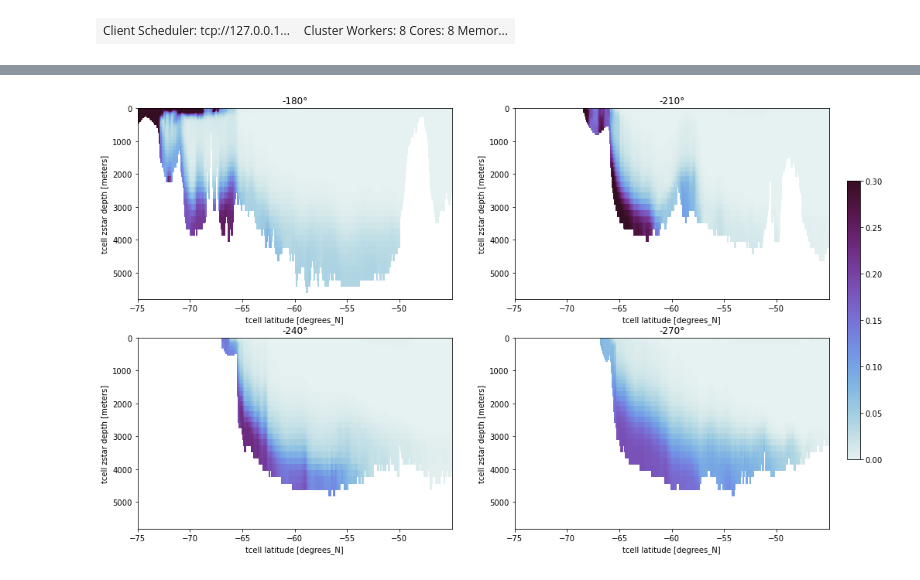
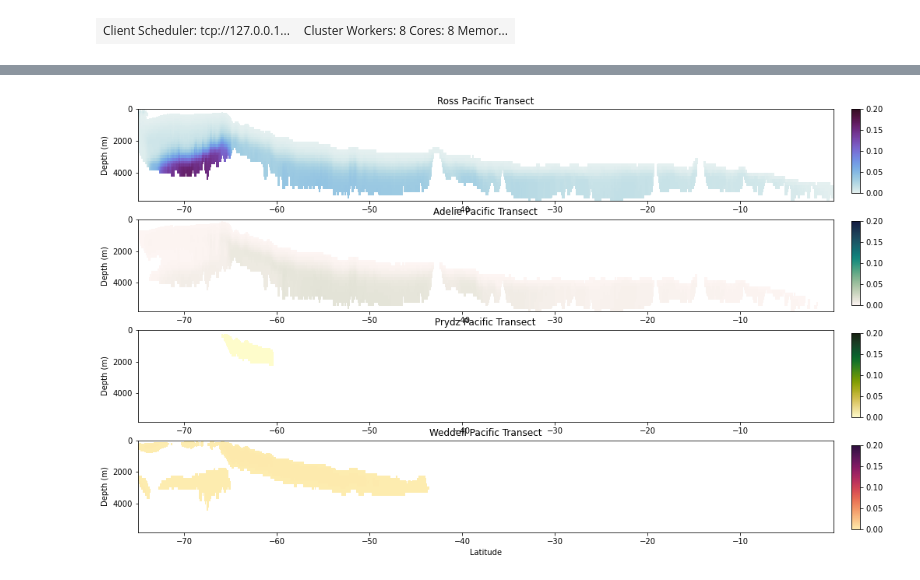
Before and after one commit to AndyHoggANU/CC_sandbox, a Jupyter notebook: PassiveTracer.ipynb, the cells around one changed output, grey strips where cells are left out. Drawn from its saved outputs; the diff is of its cells as text; code cells hidden in the pictures.

```diff
--- a/PassiveTracer.ipynb
+++ b/PassiveTracer.ipynb
@@ -83,2 +52,20 @@ array([[[nan, nan, nan, ..., nan, nan, nan],
 bottom_ross = ross.isel(st_ocean=kmt)
 surface_ross = ross.isel(st_ocean=0)
+# %%
+weddell = cc.querying.getvar(expt,'passive_weddell' , session,frequency='1 monthly')
+weddell = weddell.isel(time=-1)
+weddell.load()
+bottom_weddell = weddell.isel(st_ocean=kmt)
+surface_weddell = weddell.isel(st_ocean=0)
+# %%
+prydz = cc.querying.getvar(expt,'passive_prydz' , session,frequency='1 monthly')
+prydz = prydz.isel(time=-1)
+prydz.load()
+bottom_prydz = prydz.isel(st_ocean=kmt)
+surface_prydz = prydz.isel(st_ocean=0)
+# %%
+adelie = cc.querying.getvar(expt,'passive_adelie' , session,frequency='1 monthly')
+adelie = adelie.isel(time=-1)
+adelie.load()
+bottom_adelie = adelie.isel(st_ocean=kmt)
+surface_adelie = adelie.isel(st_ocean=0)
@@ -141,29 +230,54 @@ plt.savefig('TracerConcentrationMap.png',dpi=250)
 # %%
 plt.figure(figsize=(16,10))
-plt.subplot(221)
-ross.sel(xt_ocean=-180,method='nearest').sel(yt_ocean=slice(-75,-45)).plot(add_colorbar=False,vmin=0,vmax=0.3,cmap=cm.cm.dense)
-plt.gca().invert_yaxis()
-plt.title('-180°')
 
-plt.subplot(222)
-ross.sel(xt_ocean=-210,method='nearest').sel(yt_ocean=slice(-75,-45)).plot(add_colorbar=False,vmin=0,vmax=0.3,cmap=cm.cm.dense)
-plt.gca().invert_yaxis()
-plt.title('-210°')
-
-plt.subplot(223)
-ross.sel(xt_ocean=-240,method='nearest').sel(yt_ocean=slice(-75,-45)).plot(add_colorbar=False,vmin=0,vmax=0.3,cmap=cm.cm.dense)
-plt.gca().invert_yaxis()
-plt.title('-240°')
-
-plt.subplot(224)
-p2=ross.sel(xt_ocean=-270,method='nearest').sel(yt_ocean=slice(-75,-45)).plot(add_colorbar=False,vmin=0,vmax=0.3,cmap=cm.cm.dense)
-plt.gca().invert_yaxis()
-plt.title('-270°')
+longitude = -170
 
 
-ax_cb = plt.axes([0.92, 0.25, 0.015, 0.5])
-cb = plt.colorbar(p2,cax=ax_cb, orientation='vertical',shrink=0.5)
+plt.subplot(411)
+pacific_ross = ross.sel(xt_ocean=longitude,method='nearest').sel(yt_ocean=slice(-75,-0))
+ppr = pacific_ross.where(pacific_ross>0.001,np.NaN).plot(add_colorbar=False,vmin=0,vmax=0.2,cmap=cm.cm.dense)
+plt.gca().invert_yaxis()
+plt.xlabel('')
+plt.ylabel('Depth (m)')
+plt.title('Ross Pacific Transect')
 
-plt.savefig('TracerConcentrationTransects.png',dpi=250)
+ax_cb = plt.axes([0.92, 0.73, 0.01, 0.15])
+cb = plt.colorbar(ppr,cax=ax_cb, orientation='vertical')
+
+plt.subplot(412)
+pacific_adelie = adelie.sel(xt_ocean=longitude,method='nearest').sel(yt_ocean=slice(-75,-0))
+ppa=pacific_adelie.where(pacific_adelie>0.001,np.NaN).plot(add_colorbar=False,vmin=0,vmax=0.2,cmap=cm.cm.tempo)
+plt.gca().invert_yaxis()
+plt.xlabel('')
+plt.ylabel('Depth (m)')
+plt.title('Adelie Pacific Transect')
+
+ax_cb = plt.axes([0.92, 0.53, 0.01, 0.15])
+cb = plt.colorbar(ppa,cax=ax_cb, orientation='vertical')
+
+plt.subplot(413)
+pacific_prydz = prydz.sel(xt_ocean=longitude,method='nearest').sel(yt_ocean=slice(-75,-0))
+ppp = pacific_prydz.where(pacific_prydz>0.001,np.NaN).plot(add_colorbar=False,vmin=0,vmax=0.2,cmap=cm.cm.speed)
+plt.gca().invert_yaxis()
+plt.xlabel('')
+plt.ylabel('Depth (m)')
+plt.title('Prydz Pacific Transect')
+
+
+ax_cb = plt.axes([0.92, 0.33, 0.01, 0.15])
+cb = plt.colorbar(ppp,cax=ax_cb, orientation='vertical')
+
+plt.subplot(414)
+pacific_weddell = weddell.sel(xt_ocean=longitude,method='nearest').sel(yt_ocean=slice(-75,-0))
+ppw = pacific_weddell.where(pacific_weddell>0.001,np.NaN).plot(add_colorbar=False,vmin=0,vmax=0.2,cmap=cm.cm.matter)
+plt.gca().invert_yaxis()
+plt.xlabel('Latitude')
+plt.ylabel('Depth (m)')
+plt.title('Weddell Pacific Transect')
+
+ax_cb = plt.axes([0.92, 0.13, 0.01, 0.15])
+cb = plt.colorbar(ppw,cax=ax_cb, orientation='vertical')
+
+plt.savefig('TracerTransectsPacific.png',dpi=250)
 # %% [output]
-[figure, old version]
+[figure, new version]
```
Also changed, not shown: parts of 22 cells of this notebook, 2 other files.
